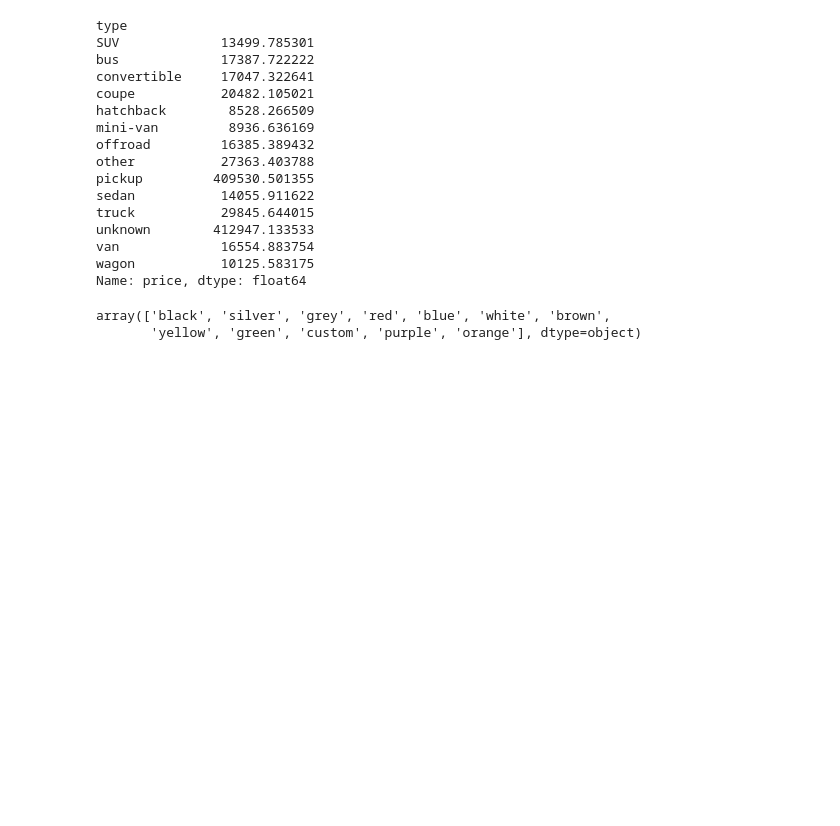
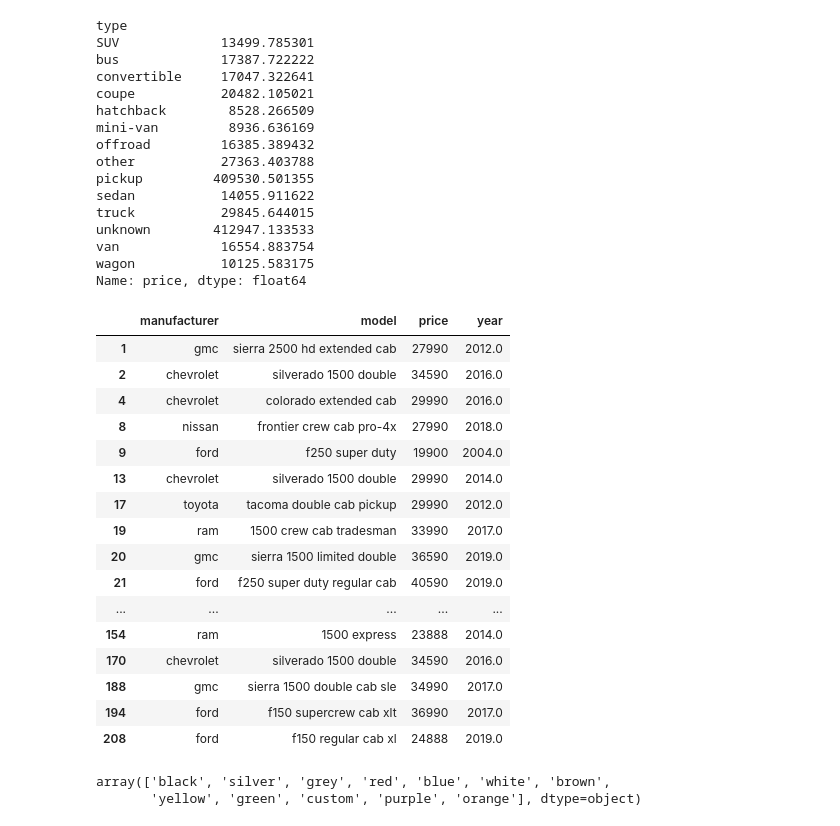
Before and after one commit to kwanjeff/DataTrack, a Jupyter notebook: Capstone 3/2. EDA_Ussed_Car_Prices.ipynb, the cells around one changed output. Cells and saved outputs as stored; diff of their text form; code cells hidden in the pictures; blank space fills up the shorter version.

```diff
--- a/Capstone 3/2. EDA_Ussed_Car_Prices.ipynb
+++ b/Capstone 3/2. EDA_Ussed_Car_Prices.ipynb
@@ -304,3 +300,5 @@ unknown        412947.133533
 van             16554.883754
 wagon           10125.583175
 Name: price, dtype: float64
+# %%
+pickup_vehicle = UsedVehicle[UsedVehicle['type']=='pickup']
@@ -307,3 +307,23 @@ Name: price, dtype: float64
+# %%
+pickup_vehicle[['manufacturer','model','price', 'year']].head(25)
+# %% [output]
+|  | manufacturer | model | price | year |
+| 1 | gmc | sierra 2500 hd extended cab | 27990 | 2012.0 |
+| 2 | chevrolet | silverado 1500 double | 34590 | 2016.0 |
+| 4 | chevrolet | colorado extended cab | 29990 | 2016.0 |
+| 8 | nissan | frontier crew cab pro-4x | 27990 | 2018.0 |
+| 9 | ford | f250 super duty | 19900 | 2004.0 |
+| 13 | chevrolet | silverado 1500 double | 29990 | 2014.0 |
+| 17 | toyota | tacoma double cab pickup | 29990 | 2012.0 |
+| 19 | ram | 1500 crew cab tradesman | 33990 | 2017.0 |
+| 20 | gmc | sierra 1500 limited double | 36590 | 2019.0 |
+| 21 | ford | f250 super duty regular cab | 40590 | 2019.0 |
+| ... | ... | ... | ... | ... |
+| 154 | ram | 1500 express | 23888 | 2014.0 |
+| 170 | chevrolet | silverado 1500 double | 34590 | 2016.0 |
+| 188 | gmc | sierra 1500 double cab sle | 34990 | 2017.0 |
+| 194 | ford | f150 supercrew cab xlt | 36990 | 2017.0 |
+| 208 | ford | f150 regular cab xl | 24888 | 2019.0 |
 # %%
 #Task 3.12.0
 UsedVehicle['paint_color'].unique()
```
Also changed, not shown: parts of 12 cells of this notebook.
